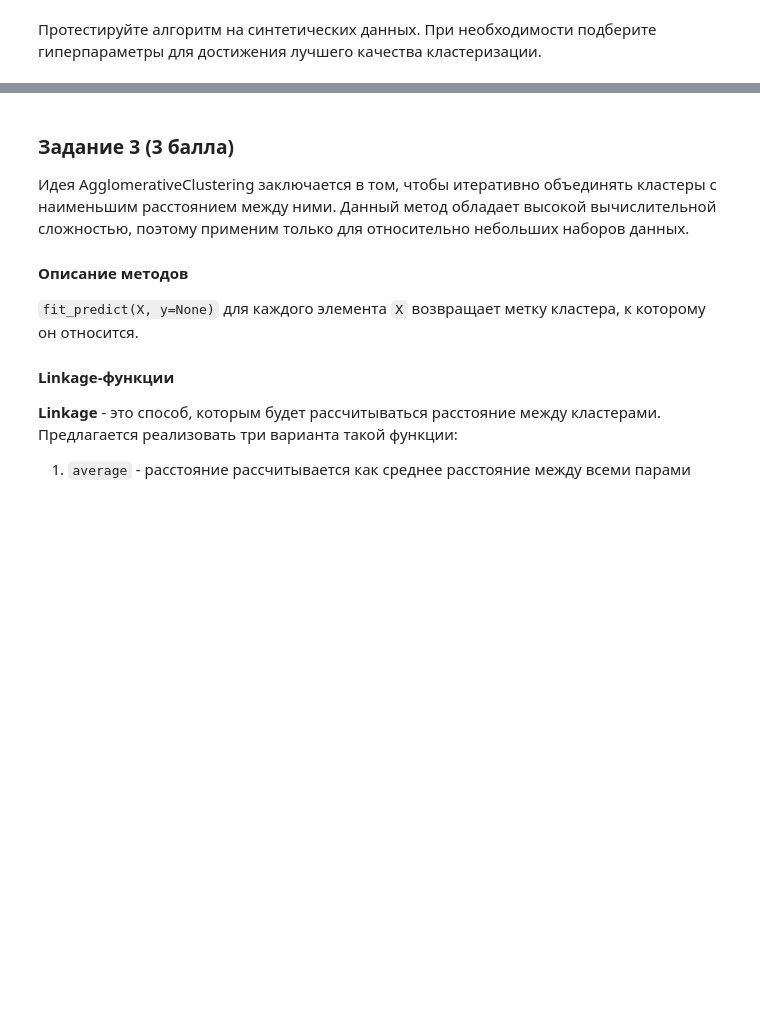
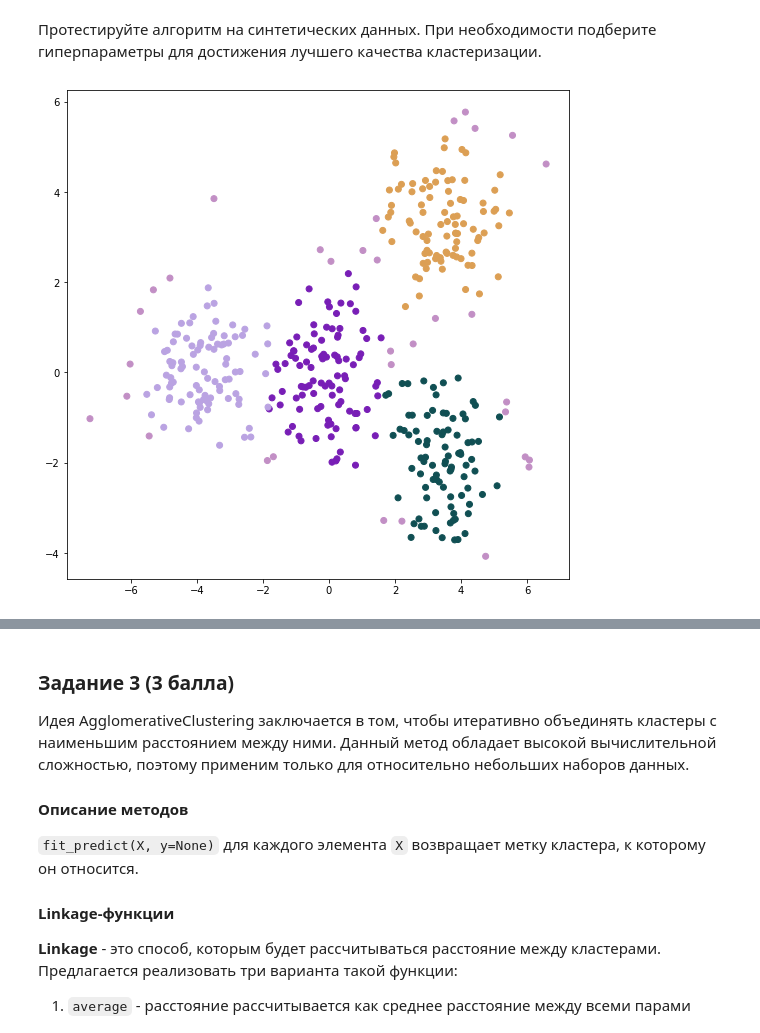
Before and after one commit to Howuhh/hse_machine_learning, a Jupyter notebook: hw2_clustering/hw02_task.ipynb, the cells around one changed output, grey strips where cells are left out. Drawn from its saved outputs; the diff is of its cells as text; code cells hidden in the pictures; blank space fills up the shorter version.

```diff
--- a/hw2_clustering/hw02_task.ipynb
+++ b/hw2_clustering/hw02_task.ipynb
@@ -165,7 +235,10 @@ class DBScan:
             Минимальный размер листа для KDTree.
 
         """
-        raise NotImplementedError()
+        self.eps = eps
+        self.min_samples = min_samples
+        self.leaf_size = leaf_size
+        self.metric = metric
 
     def fit_predict(self, X: np.array, y = None) -> np.array:
         """
@@ -186,14 +259,43 @@ class DBScan:
             (Для каждой точки из X индекс соотв. кластера).
 
         """
-        raise NotImplementedError()
+        kd_tree = KDTree(X, leaf_size=self.leaf_size, metric=self.metric)
+        labels, cluster = -np.ones(X.shape[0]), 0
+
+        for idx, point in enumerate(X):
+            if labels[idx] != -1:
+                continue
+
+            neighs = deque(kd_tree.query_radius(point.reshape(1, -1), self.eps)[0])
+
+            if len(neighs) <= self.min_samples:
+                continue
+
+            # wait, thats a bfs!!
+            labels[idx] = cluster
+
+            while neighs:
+                neigh = neighs.pop()
+
+                if neigh == idx or labels[neigh] != -1:
+                    continue
+
+                labels[neigh] = cluster
+                new_neighs = kd_tree.query_radius(X[neigh].reshape(1, -1), self.eps)[0]
+
+                if new_neighs.shape[0] > self.min_samples:
+                    neighs.extendleft(new_neighs) # ???
+
+            cluster = cluster + 1
+
+        labels[labels == -1] = cluster
+
+        return labels
 # %% [markdown]
 Протестируйте алгоритм на синтетических данных. При необходимости подберите гиперпараметры для достижения лучшего качества кластеризации.
 # %%
-dbscan = DBScan()
+dbscan = DBScan(eps=0.9, min_samples=15)
 labels = dbscan.fit_predict(X_1)
 visualize_clasters(X_1, labels)
-
-dbscan = DBScan()
-labels = dbscan.fit_predict(X_2)
-visualize_clasters(X_2, labels)
+# %% [output]
+[figure, added]
```
Also changed, not shown: parts of 24 cells of this notebook, 4 other files.
